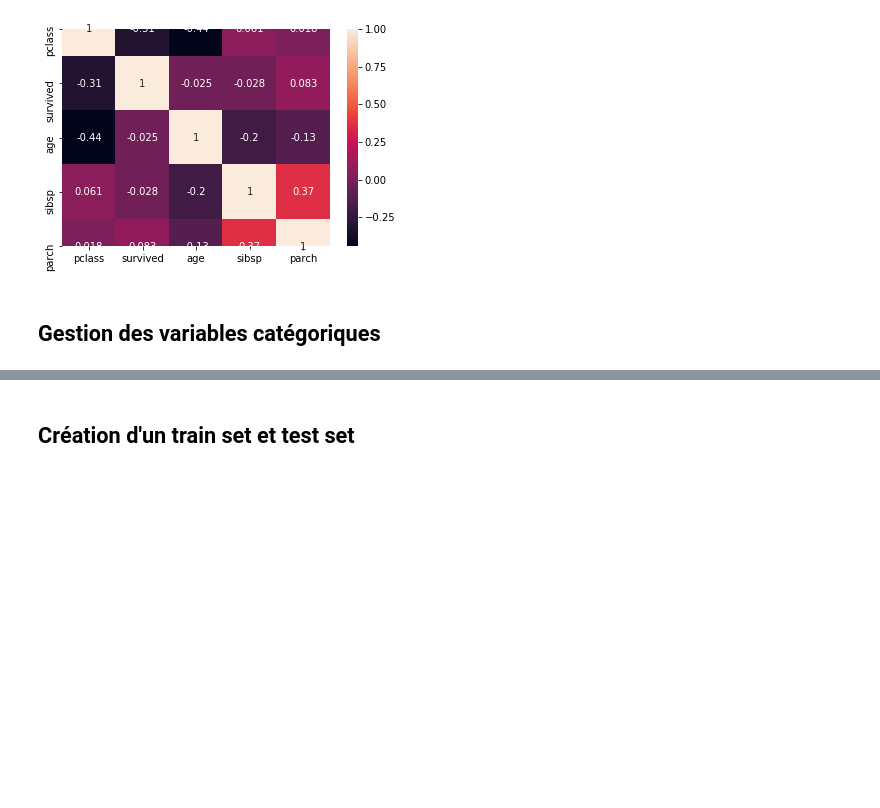
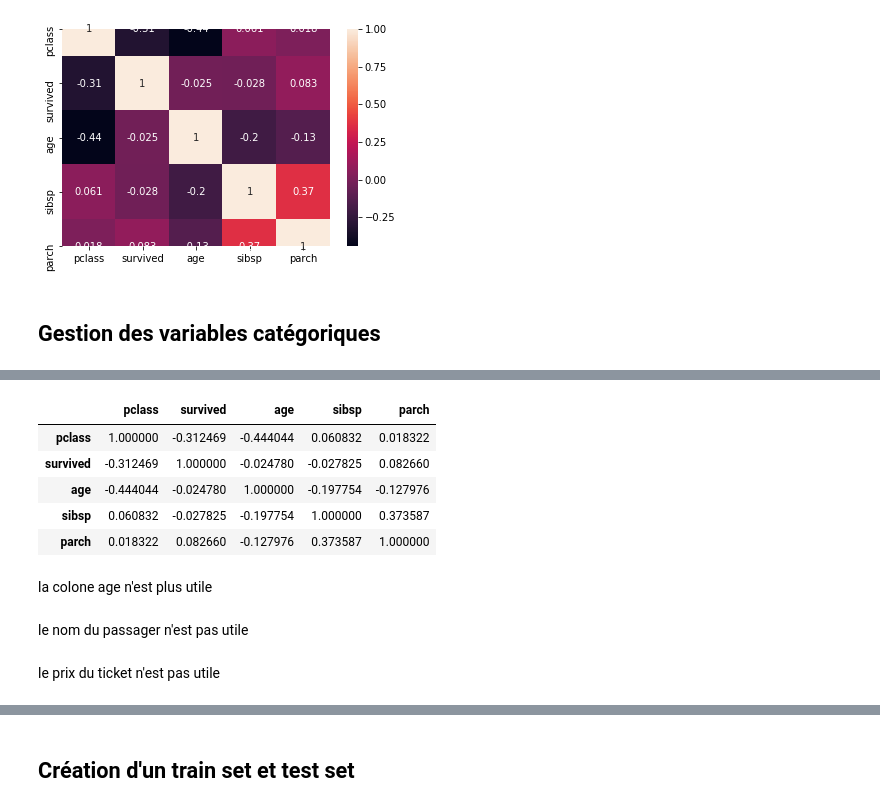
Before and after one commit to DROMZEE/titanic, a Jupyter notebook: Régression_logistique_Titanic.ipynb, the cells around one changed output, grey strips where cells are left out. Cells and saved outputs as stored; diff of their text form; code cells hidden in the pictures; blank space fills up the shorter version.

```diff
--- a/Régression_logistique_Titanic.ipynb
+++ b/Régression_logistique_Titanic.ipynb
@@ -375,0 +480,2 @@ titanic_corr(titanic)
+# %%
+titanic["cat_age"] = pd.cut(titanic["age"],bins=[0,6,18,60,80], labels=[1,2,3,4])
@@ -375,0 +499,11 @@ titanic_corr(titanic)
+# %%
+titanic.corr()
+# %% [output]
+|  | pclass | survived | age | sibsp | parch |
+| pclass | 1.000000 | -0.312469 | -0.444044 | 0.060832 | 0.018322 |
+| survived | -0.312469 | 1.000000 | -0.024780 | -0.027825 | 0.082660 |
+| age | -0.444044 | -0.024780 | 1.000000 | -0.197754 | -0.127976 |
+| sibsp | 0.060832 | -0.027825 | -0.197754 | 1.000000 | 0.373587 |
+| parch | 0.018322 | 0.082660 | -0.127976 | 0.373587 | 1.000000 |
+# %% [markdown]
+la colone age n'est plus utile
@@ -375,0 +512,2 @@ titanic_corr(titanic)
+# %% [markdown]
+le nom du passager n'est pas utile
@@ -375,0 +516,2 @@ titanic_corr(titanic)
+# %% [markdown]
+le prix du ticket n'est pas utile
```
Also changed, not shown: parts of 29 cells of this notebook.
